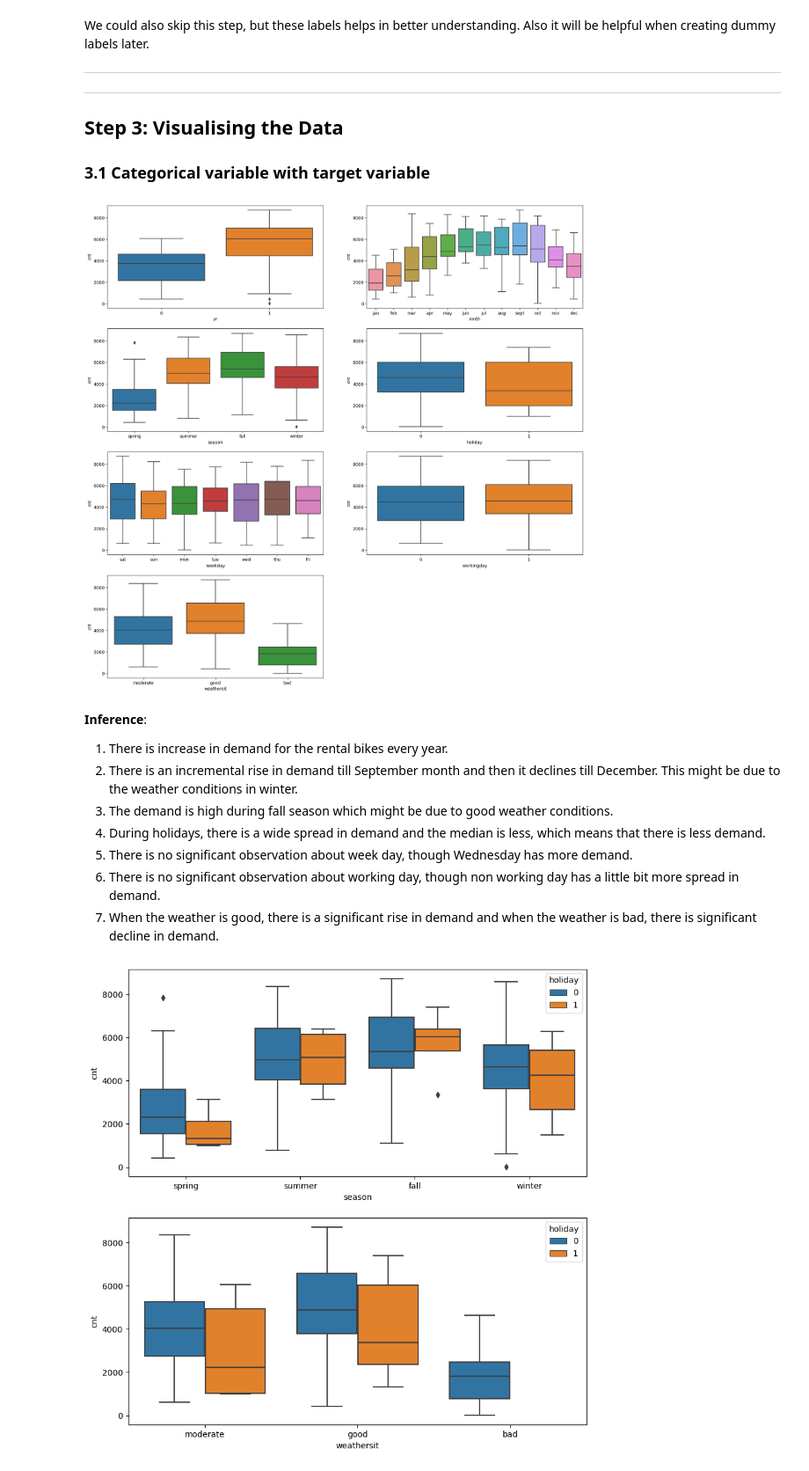
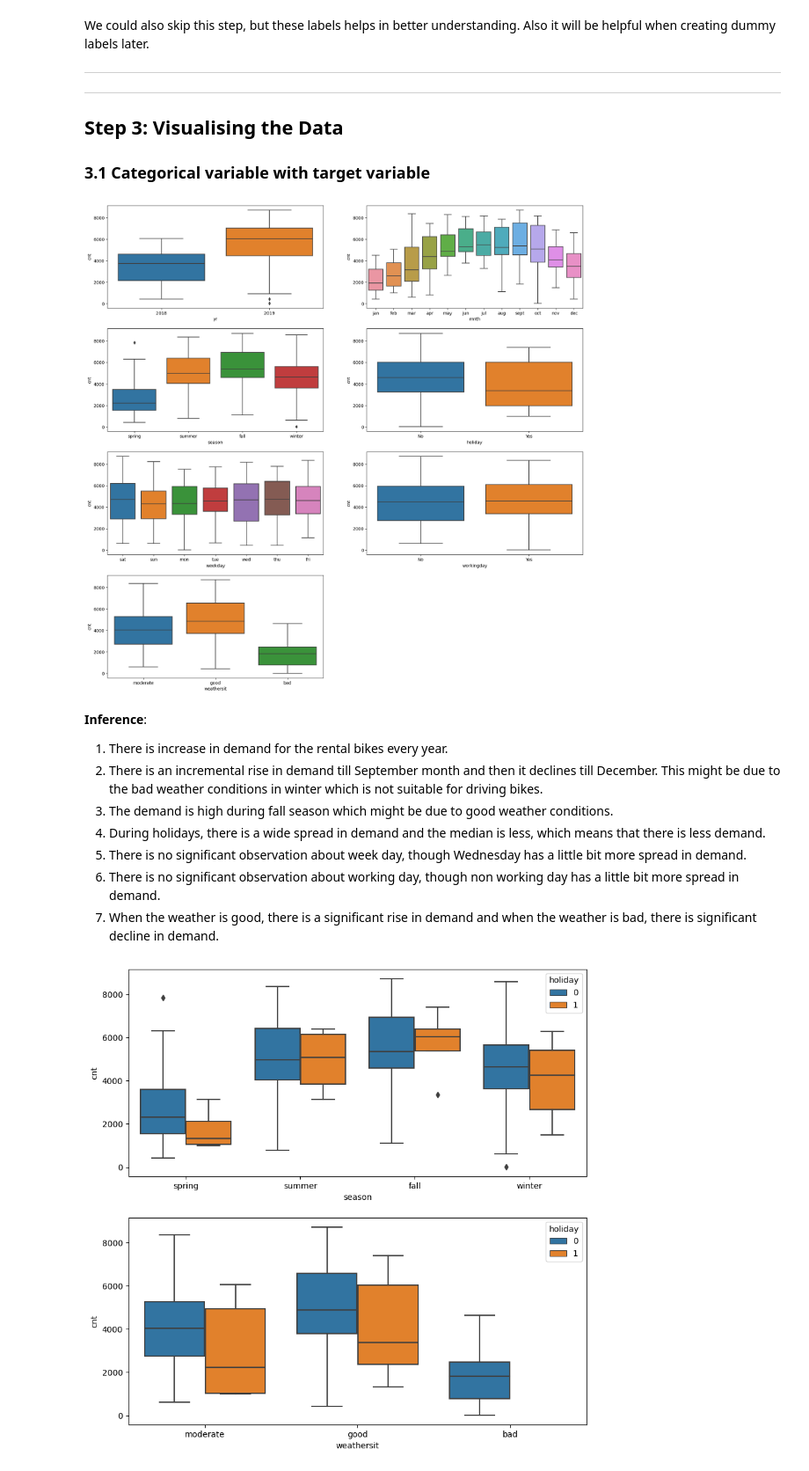
Before and after one commit to shruthipv96/BikeSharingCaseStudy, a Jupyter notebook: BikeSharingAssignment_ShruthipVenkatesh.ipynb, the cells around one changed output. Shown at 88% size. Saved outputs shown, nothing was run; the diff lists cells and outputs as text; code cells hidden in the pictures.

```diff
--- a/BikeSharingAssignment_ShruthipVenkatesh.ipynb
+++ b/BikeSharingAssignment_ShruthipVenkatesh.ipynb
@@ -354,30 +354,33 @@ We could also skip this step, but these labels helps in better understanding. Al
 # %%
 # Plot all the categorical variables with the target variable 'cnt'
 plt.figure(figsize=(20, 20))
 plt.subplot(4,2,1)
-sns.boxplot(x = 'yr', y = 'cnt', data = bike_data)
+ax = sns.boxplot(x = 'yr', y = 'cnt', data = bike_data)
+ax.set_xticklabels(["2018","2019"]) # Changing labels for better interpretation -> yr : year (0: 2018, 1:2019)
 plt.subplot(4,2,2)
 sns.boxplot(x = 'mnth', y = 'cnt', data = bike_data)
 plt.subplot(4,2,3)
 sns.boxplot(x = 'season', y = 'cnt', data = bike_data)
 plt.subplot(4,2,4)
-sns.boxplot(x = 'holiday', y = 'cnt', data = bike_data)
+ax = sns.boxplot(x = 'holiday', y = 'cnt', data = bike_data)
+ax.set_xticklabels(["No","Yes"]) # Changing labels for better interpretation -> holiday : weather day is a holiday or not
 plt.subplot(4,2,5)
 sns.boxplot(x = 'weekday', y = 'cnt', data = bike_data)
 plt.subplot(4,2,6)
-sns.boxplot(x = 'workingday', y = 'cnt', data = bike_data)
+ax = sns.boxplot(x = 'workingday', y = 'cnt', data = bike_data)
+ax.set_xticklabels(["No","Yes"]) # Changing labels for better interpretation -> workingday : if day is neither weekend nor holiday is 1, otherwise is 0.
 plt.subplot(4,2,7)
 sns.boxplot(x = 'weathersit', y = 'cnt', data = bike_data)
 plt.show()
 # %% [output]
-[figure, old version]
+[figure, new version]
 # %% [markdown]
 **Inference**:
 1) There is increase in demand for the rental bikes every year.
-2) There is an incremental rise in demand till September month and then it declines till December. This might be due to the weather conditions in winter.
+2) There is an incremental rise in demand till September month and then it declines till December. This might be due to the bad weather conditions in winter which is not suitable for driving bikes.
 3) The demand is high during fall season which might be due to good weather conditions.
 4) During holidays, there is a wide spread in demand and the median is less, which means that there is less demand.
-5) There is no significant observation about week day, though Wednesday has more demand.
+5) There is no significant observation about week day, though Wednesday has a little bit more spread in demand.
 6) There is no significant observation about working day, though non working day has a little bit more spread in demand.
 7) When the weather is good, there is a significant rise in demand and when the weather is bad, there is significant decline in demand.
 # %%
```
Also changed, not shown: parts of 22 cells of this notebook, 1 other file.
